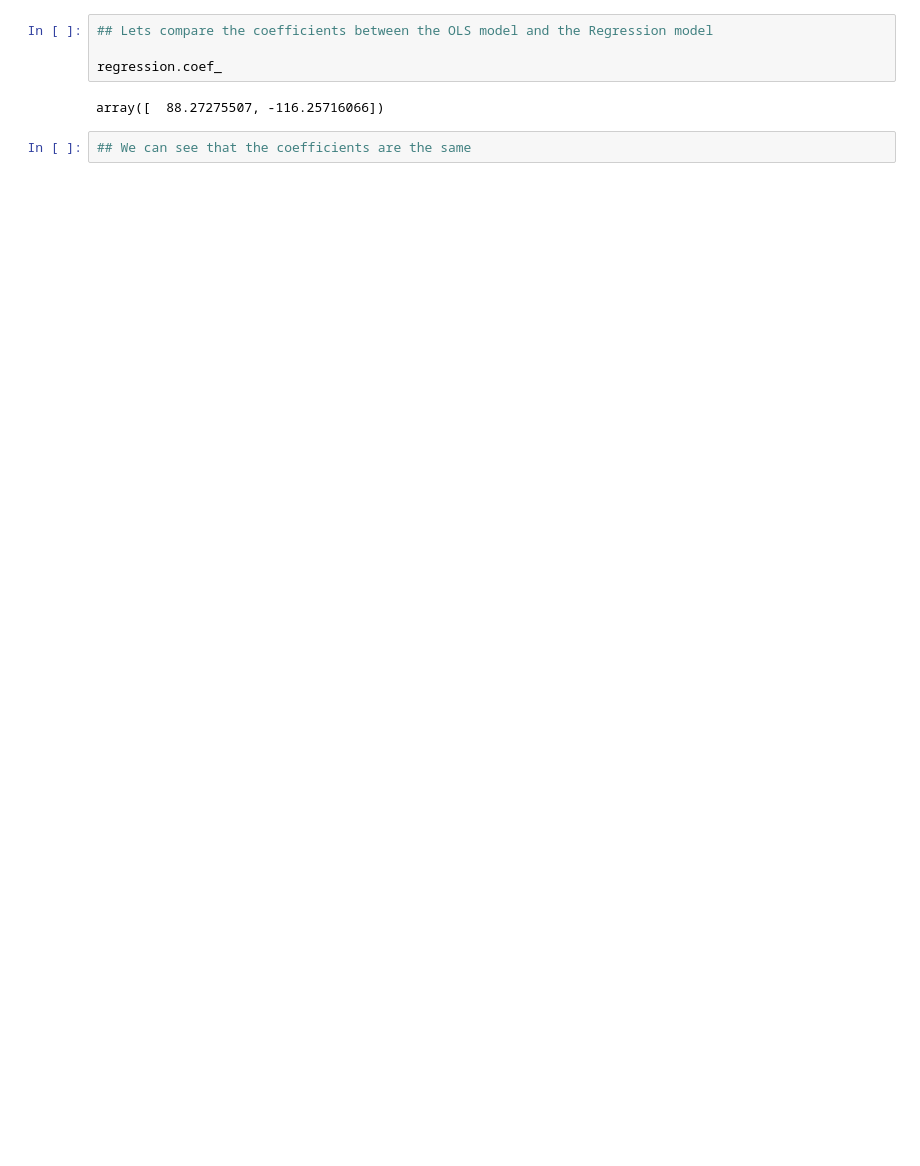
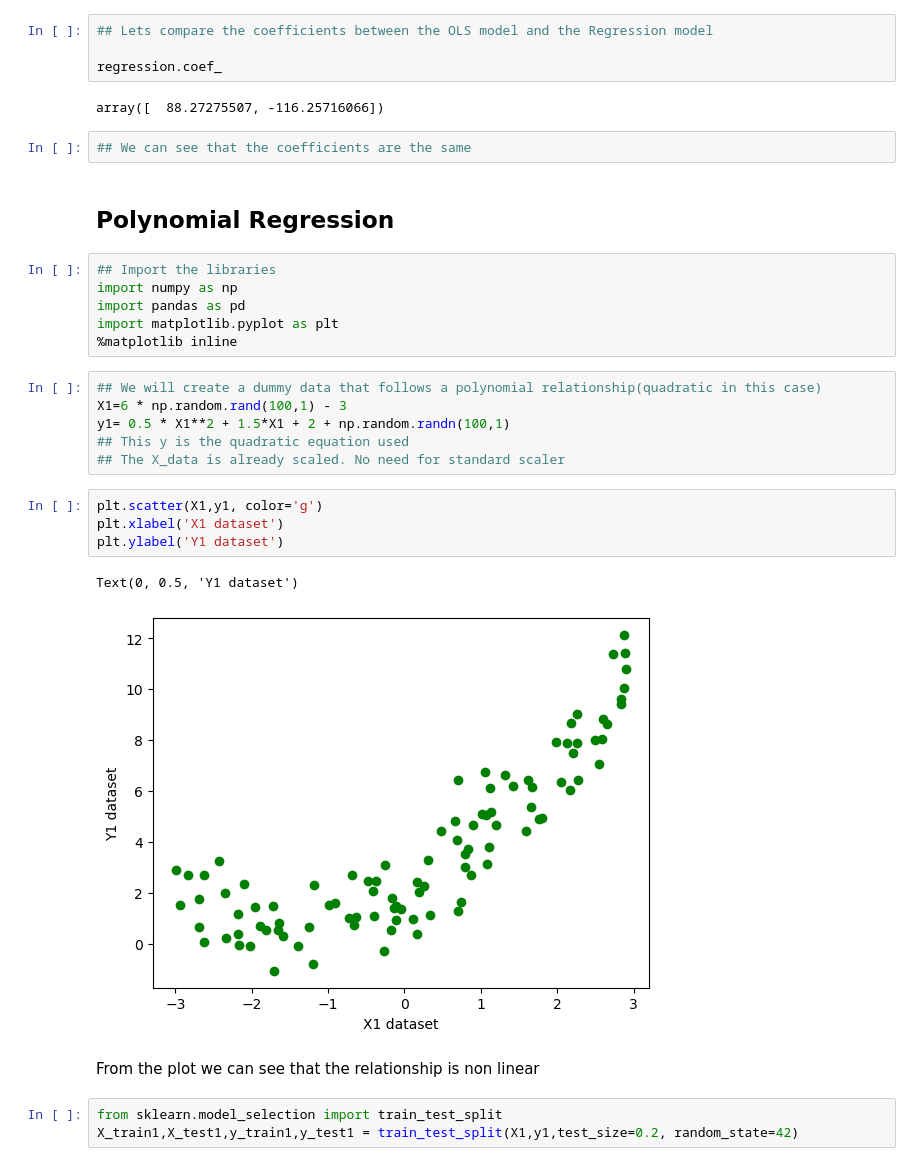
Before and after one commit to Udeani4/Machine-Learning-Course, a Jupyter notebook: machine_learning_2.ipynb, the cells around one changed output. Cells and saved outputs as stored; diff of their text form; blank space fills up the shorter version.

```diff
--- a/machine_learning_2.ipynb
+++ b/machine_learning_2.ipynb
@@ -486,3 +486,29 @@ regression.coef_
 array([  88.27275507, -116.25716066])
 # %%
 ## We can see that the coefficients are the same
+# %% [markdown]
+## Polynomial Regression
+# %%
+## Import the libraries
+import numpy as np
+import pandas as pd
+import matplotlib.pyplot as plt
+%matplotlib inline
+# %%
+## We will create a dummy data that follows a polynomial relationship(quadratic in this case)
+X1=6 * np.random.rand(100,1) - 3
+y1= 0.5 * X1**2 + 1.5*X1 + 2 + np.random.randn(100,1)
+## This y is the quadratic equation used
+## The X_data is already scaled. No need for standard scaler
+# %%
+plt.scatter(X1,y1, color='g')
+plt.xlabel('X1 dataset')
+plt.ylabel('Y1 dataset')
+# %% [output]
+Text(0, 0.5, 'Y1 dataset')
+[figure, added]
+# %% [markdown]
+From the plot we can see that the relationship is non linear
+# %%
+from sklearn.model_selection import train_test_split
+X_train1,X_test1,y_train1,y_test1 = train_test_split(X1,y1,test_size=0.2, random_state=42)
```
Also changed, not shown: parts of 32 cells of this notebook.
